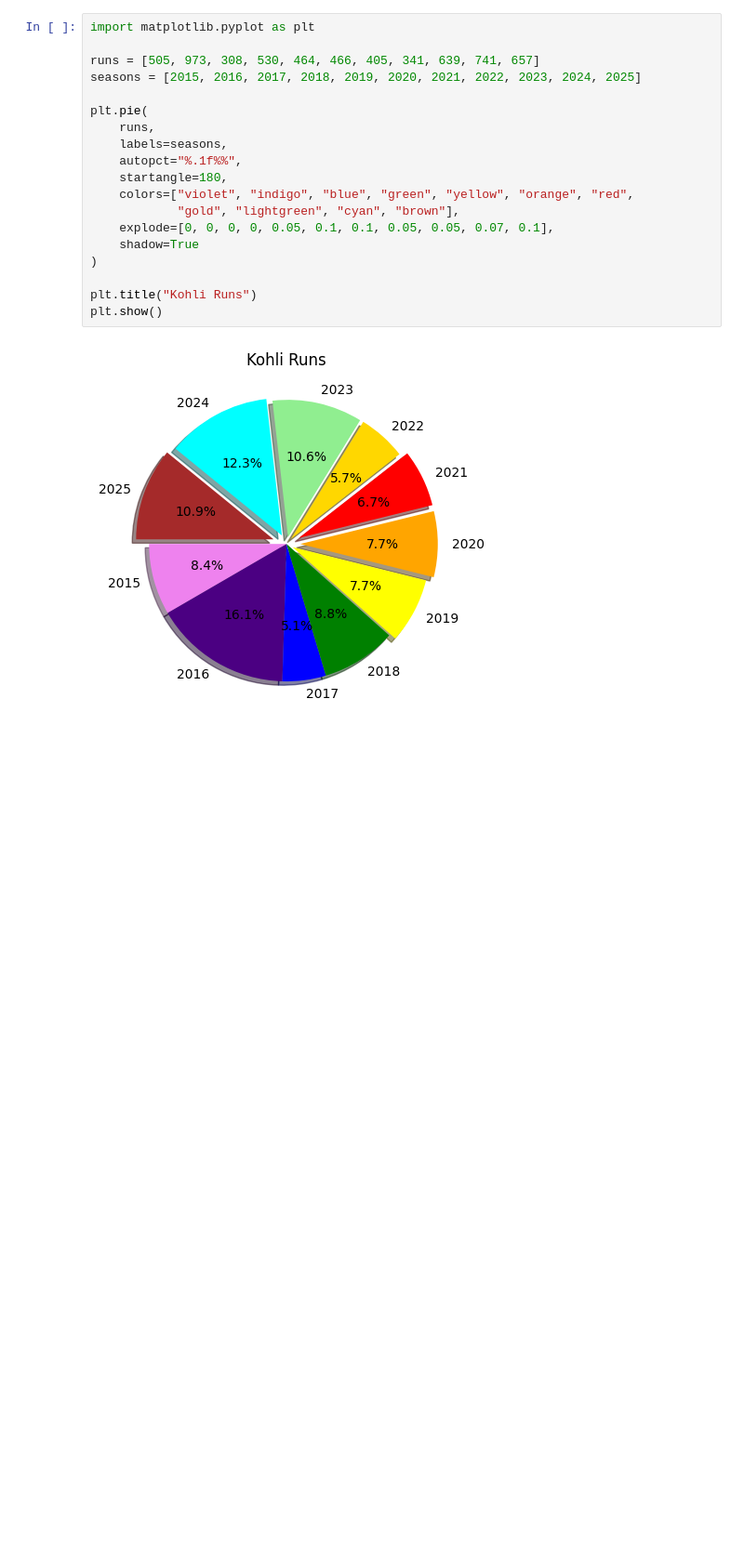
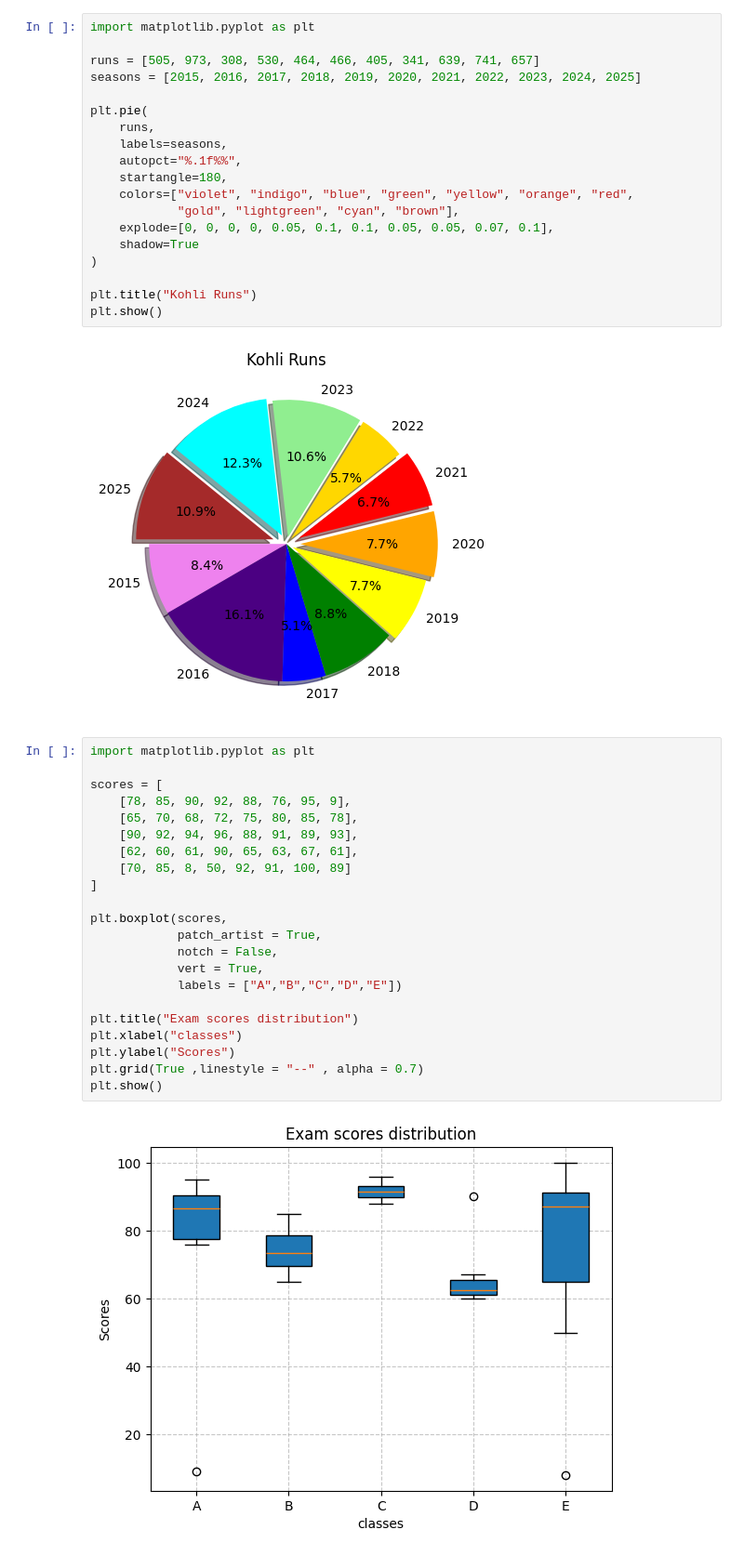
Before and after one commit to vutikurishanmukha9/PythonCourseWork, a Jupyter notebook: ClassWork/36.Matplot.ipynb, the cells around one changed output. Shown: that part at 93% size. Cells and saved outputs as stored; diff of their text form; blank space fills up the shorter version.

Commit message:
matplot

```diff
--- a/ClassWork/36.Matplot.ipynb
+++ b/ClassWork/36.Matplot.ipynb
@@ -100,3 +100,27 @@ plt.title("Kohli Runs")
 plt.show()
 # %% [output]
 [figure]
+# %%
+import matplotlib.pyplot as plt
+
+scores = [
+    [78, 85, 90, 92, 88, 76, 95, 9],
+    [65, 70, 68, 72, 75, 80, 85, 78],
+    [90, 92, 94, 96, 88, 91, 89, 93],
+    [62, 60, 61, 90, 65, 63, 67, 61],
+    [70, 85, 8, 50, 92, 91, 100, 89]
+]
+
+plt.boxplot(scores,
+            patch_artist = True,
+            notch = False,
+            vert = True,
+            labels = ["A","B","C","D","E"])
+
+plt.title("Exam scores distribution")
+plt.xlabel("classes")
+plt.ylabel("Scores")
+plt.grid(True ,linestyle = "--" , alpha = 0.7)
+plt.show()
+# %% [output]
+[figure, added]
```
